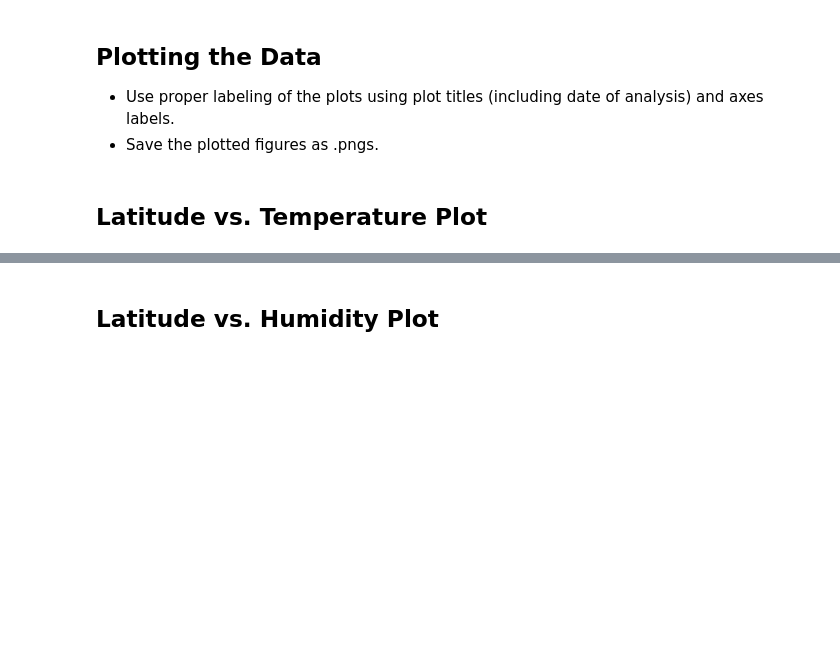
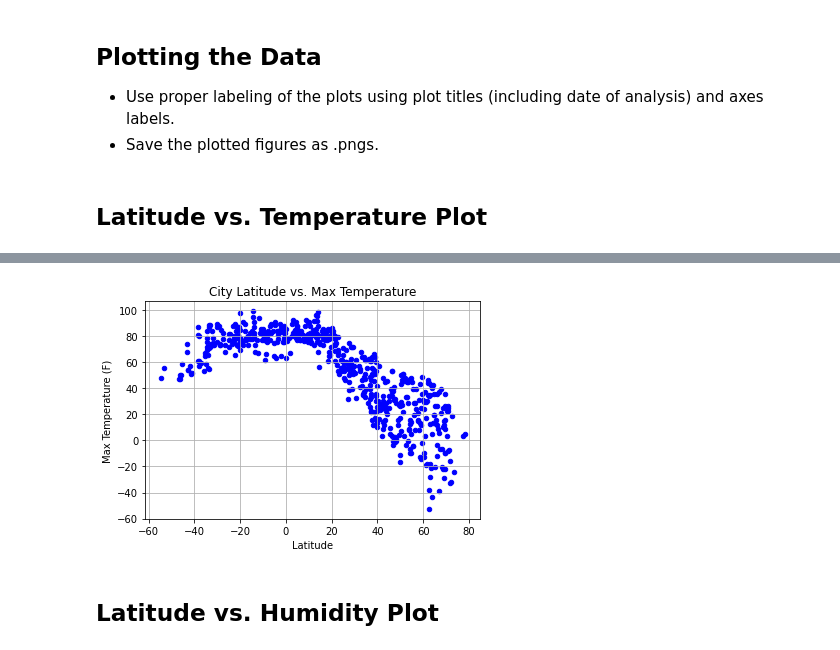
Before and after one commit to mkrenicki/python-api-challenge, a Jupyter notebook: starter_code/WeatherPy.ipynb, the cells around one changed output, grey strips where cells are left out. Cells and saved outputs as stored; diff of their text form; code cells hidden in the pictures; blank space fills up the shorter version.

```diff
--- a/starter_code/WeatherPy.ipynb
+++ b/starter_code/WeatherPy.ipynb
@@ -173,3 +208,16 @@ Int64Index([], dtype='int64')
+# %%
+weather_df.plot(kind = "scatter", x = "Lat", y = "Max Temp", c = "Blue")
+
+# formatting, titles, etc.
+plt.grid()
+plt.xlabel("Latitude")
+plt.ylabel("Max Temperature (F)")
+plt.title("City Latitude vs. Max Temperature")
+
+# save as PNG
+plt.savefig("Lat_vs_MaxTemp.png")
+# %% [output]
+[figure, added]
 # %% [markdown]
 ## Latitude vs. Humidity Plot
 # %%
```
Also changed, not shown: parts of 11 cells of this notebook, 2 other files.
